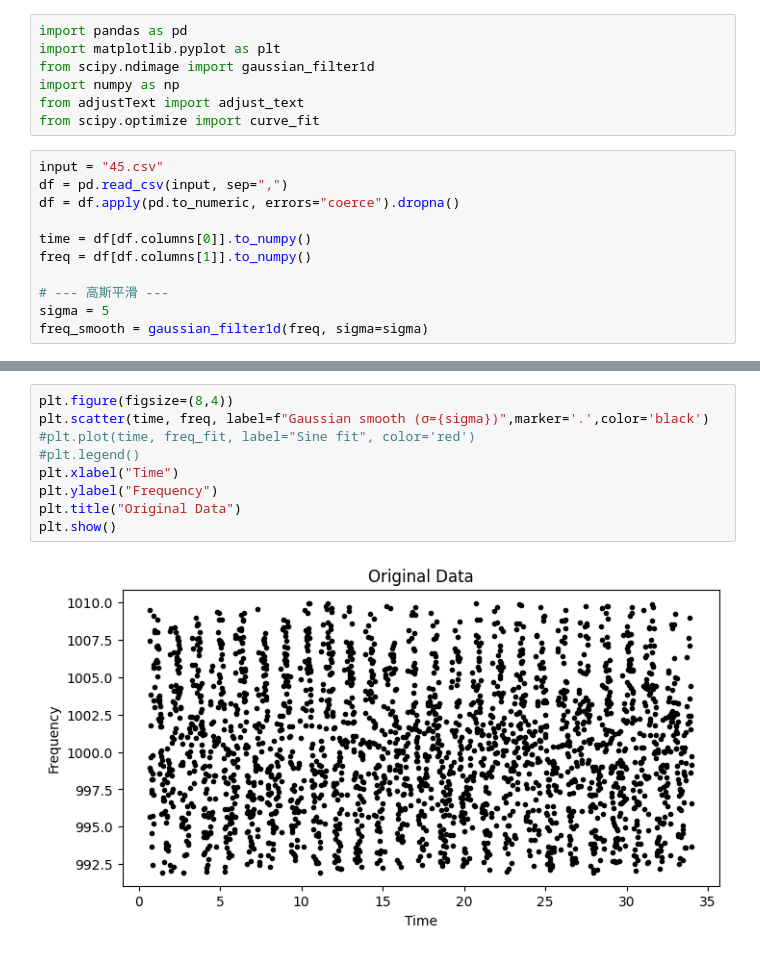
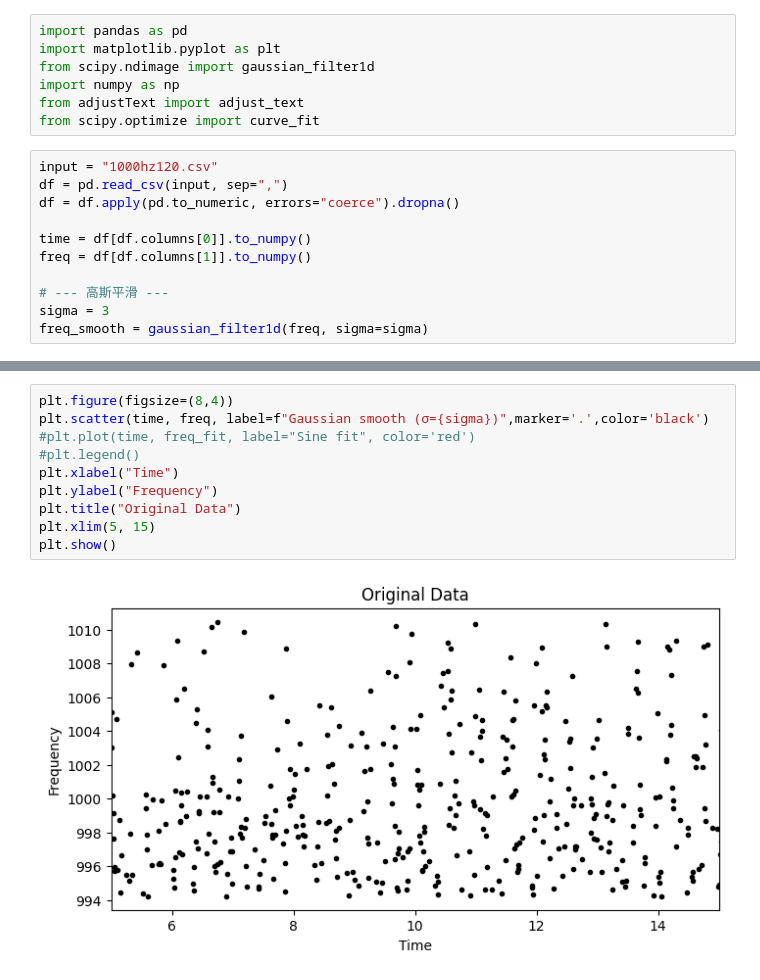
Before and after one commit to 000RF/exp.phy-3-, a Jupyter notebook: 1114/1000hz120.ipynb, the cells around one changed output, grey strips where cells are left out. Cells and saved outputs as stored; diff of their text form.

```diff
--- a/1114/1000hz120.ipynb
+++ b/1114/1000hz120.ipynb
@@ -6,7 +6,7 @@ import numpy as np
 from adjustText import adjust_text
 from scipy.optimize import curve_fit
 # %%
-input = "45.csv"
+input = "1000hz120.csv"
 df = pd.read_csv(input, sep=",")
 df = df.apply(pd.to_numeric, errors="coerce").dropna()
 
@@ -14,7 +14,7 @@ time = df[df.columns[0]].to_numpy()
 freq = df[df.columns[1]].to_numpy()
 
 # --- 高斯平滑 ---
-sigma = 5
+sigma = 3
 freq_smooth = gaussian_filter1d(freq, sigma=sigma)
 # %%
 plt.figure(figsize=(8,4))
@@ -30,11 +31,12 @@ plt.show()
 # %%
 plt.figure(figsize=(8,4))
 plt.scatter(time, freq, label=f"Gaussian smooth (σ={sigma})",marker='.',color='black')
 #plt.plot(time, freq_fit, label="Sine fit", color='red')
 #plt.legend()
 plt.xlabel("Time")
 plt.ylabel("Frequency")
 plt.title("Original Data")
+plt.xlim(5, 15)
 plt.show()
 # %% [output]
-[figure, old version]
+[figure, new version]
```
Also changed, not shown: parts of 1 cell of this notebook, 3 other files.
